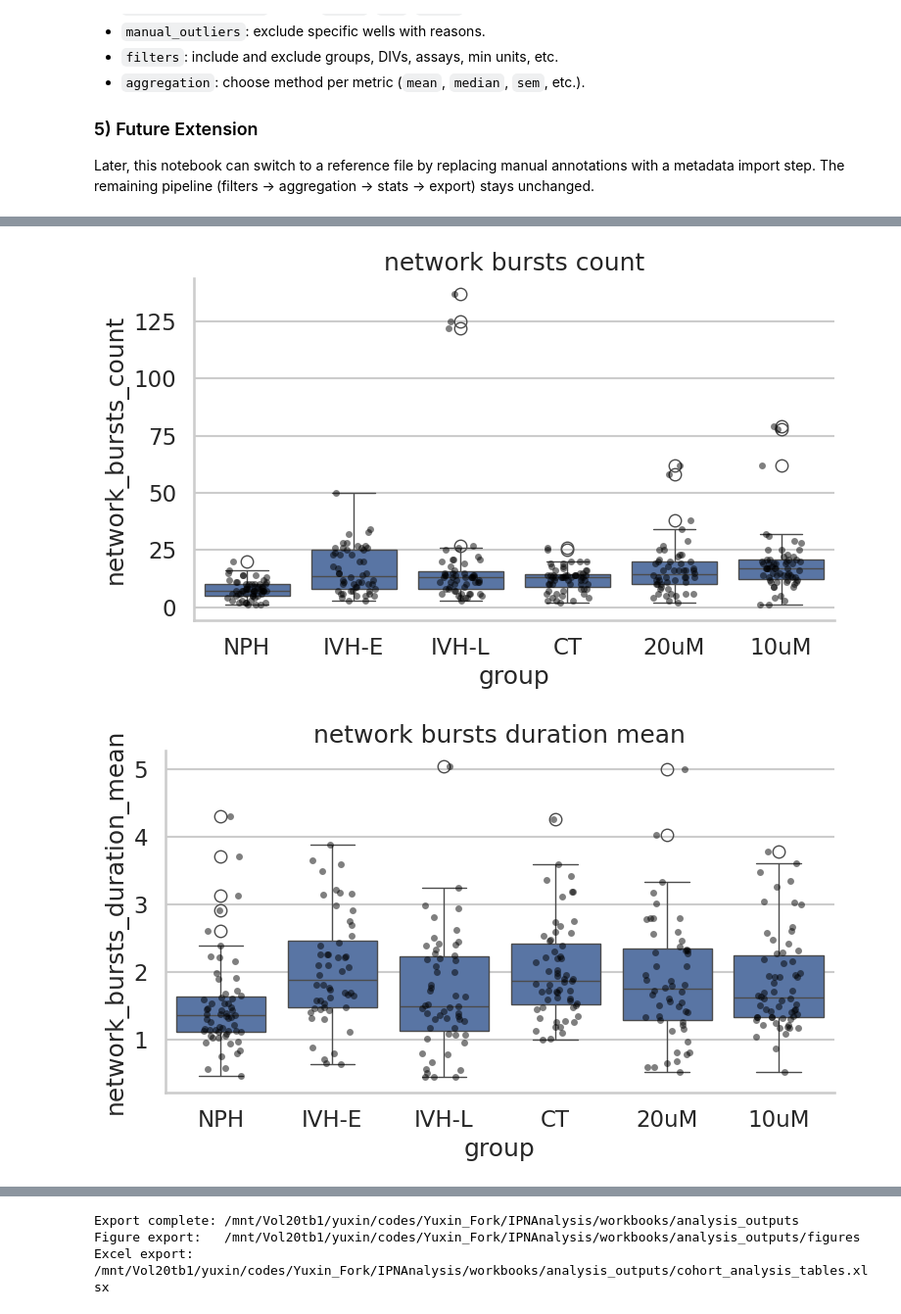
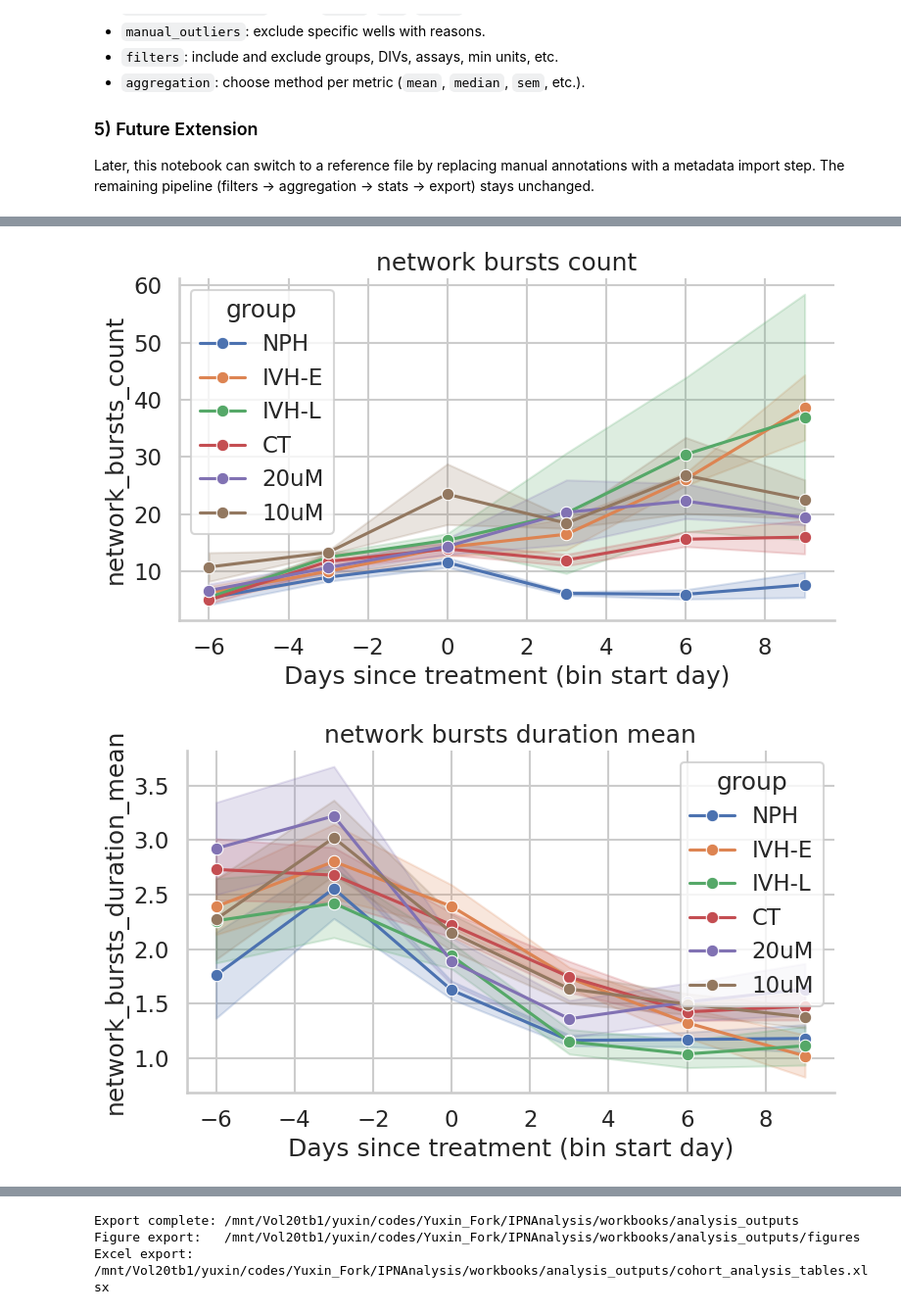
Before and after one commit to Yuxin-Ren-SZ/MEA_Analysis, a Jupyter notebook: IPNAnalysis/workbooks/Yuxin_Analysis.ipynb, the cells around one changed output, grey strips where cells are left out. Shown at 98% size. Drawn from its saved outputs; the diff is of its cells as text; code cells hidden in the pictures.

```diff
--- a/IPNAnalysis/workbooks/Yuxin_Analysis.ipynb
+++ b/IPNAnalysis/workbooks/Yuxin_Analysis.ipynb
@@ -102,6 +103,15 @@ CONFIG = {
             '.ipynb_checkpoints',
         ],
     },
+    'time_model': {
+        'div0_date': '2026-03-13',
+        'treatment_date': '2026-03-25',
+        'override_div_from_date': True,
+        'treatment_day_phase': 'post_treatment',
+        'treatment_bin_size_days': 3,
+        'pre_label': 'pre_treatment',
+        'post_label': 'post_treatment',
+    },
     'plate_grouping': {
         'enabled': True,
         'layout': 'row_major',
@@ -125,9 +135,10 @@ CONFIG = {
     },
     'manual_annotations': [
         # Example:
-        # {'chip_id': 'M08018', 'run_id': '000021', 'well_id': 'well003', 'group': 'Healthy', 'DIV': 14, 'assay': 'Network today'},
+        # {'chip_id': 'M08018', 'run_id': '000021', 'well_id': 'well003', 'assay': 'Network today'},
     ],
     'manual_outliers': [
+        {'well_id': 23, 'reason': 'Bad Plating'},
         # Example:
         # {'chip_id': 'M08020', 'run_id': '000024', 'well_id': 'well005', 'reason': 'Electrode drift'},
     ],
@@ -137,6 +148,8 @@ CONFIG = {
         'allowed_groups': None,
         'allowed_assays': None,
         'allowed_divs': None,
+        'allowed_treatment_phases': None,
+        'allowed_time_bin_starts': None,
         'min_units_network_json': 0,
         'require_network_json': True,
     },
@@ -164,7 +177,8 @@ CONFIG = {
     },
     'analysis': {
         'group_col': 'group',
-        'x_col': 'DIV',
+        'x_col': 'time_bin_start_day',
+        'x_label': 'Days since treatment (bin start day)',
         'metric_list': [
             'network_bursts_rate',
             'network_bursts_count',
@@ -935,6 +1096,15 @@ def apply_well_filters(well_df: pd.DataFrame, filters: dict[str, Any]) -> tuple[
         allowed_divs = [float(x) for x in allowed_divs]
         register(pd.to_numeric(work['DIV'], errors='coerce').isin(allowed_divs), 'div_not_allowed')
 
+    allowed_phases = filters.get('allowed_treatment_phases')
+    if allowed_phases is not None and 'treatment_phase' in work.columns:
+        register(work['treatment_phase'].isin(allowed_phases), 'treatment_phase_not_allowed')
+
+    allowed_bins = filters.get('allowed_time_bin_starts')
+    if allowed_bins is not None and 'time_bin_start_day' in work.columns:
+        allowed_bins = [int(x) for x in allowed_bins]
+        register(pd.to_numeric(work['time_bin_start_day'], errors='coerce').isin(allowed_bins), 'time_bin_not_allowed')
+
     if filters.get('drop_unknown_group', False) and 'group' in work.columns:
         register(work['group'].notna() & (work['group'].astype(str) != 'Unknown'), 'unknown_group')
 
@@ -1356,6 +1542,7 @@ def plot_metric_trajectory(
     x_col: str | None,
     group_order: list[str] | None = None,
     palette: dict[str, str] | None = None,
+    x_label: str | None = None,
 ):
     if metric not in well_df.columns:
         print(f'Skip plot (metric missing): {metric}')
@@ -1386,7 +1573,7 @@ def plot_metric_trajectory(
             marker='o',
             ax=ax,
         )
-        ax.set_xlabel(x_col)
+        ax.set_xlabel(x_label if x_label else x_col)
     else:
         sns.boxplot(
             data=plot_df,
@@ -1423,6 +1610,7 @@ for metric in preview_metrics:
         x_col=x_col,
         group_order=analysis_cfg['group_order'],
         palette=analysis_cfg['palette'],
+        x_label=analysis_cfg.get('x_label'),
     )
     if fig is not None:
         plt.show()
@@ -1431,2 +1619,2 @@ for metric in preview_metrics:
-[figure, old version]
+[figure, new version]
-[figure, old version]
+[figure, new version]
```
Also changed, not shown: parts of 14 cells of this notebook.
